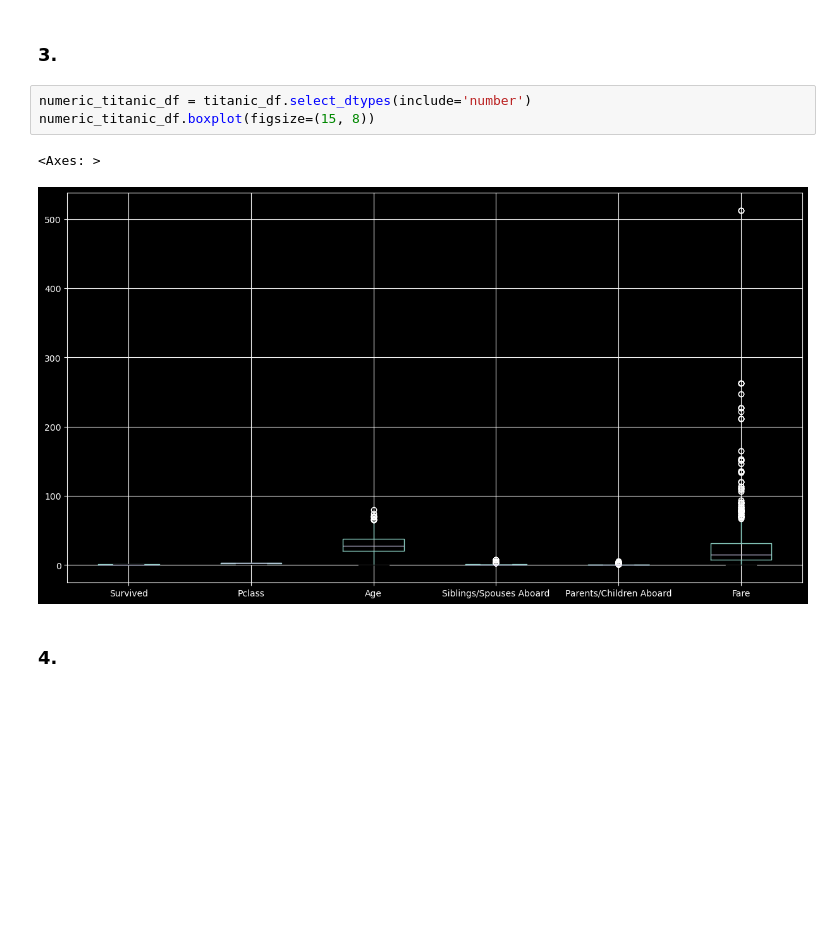
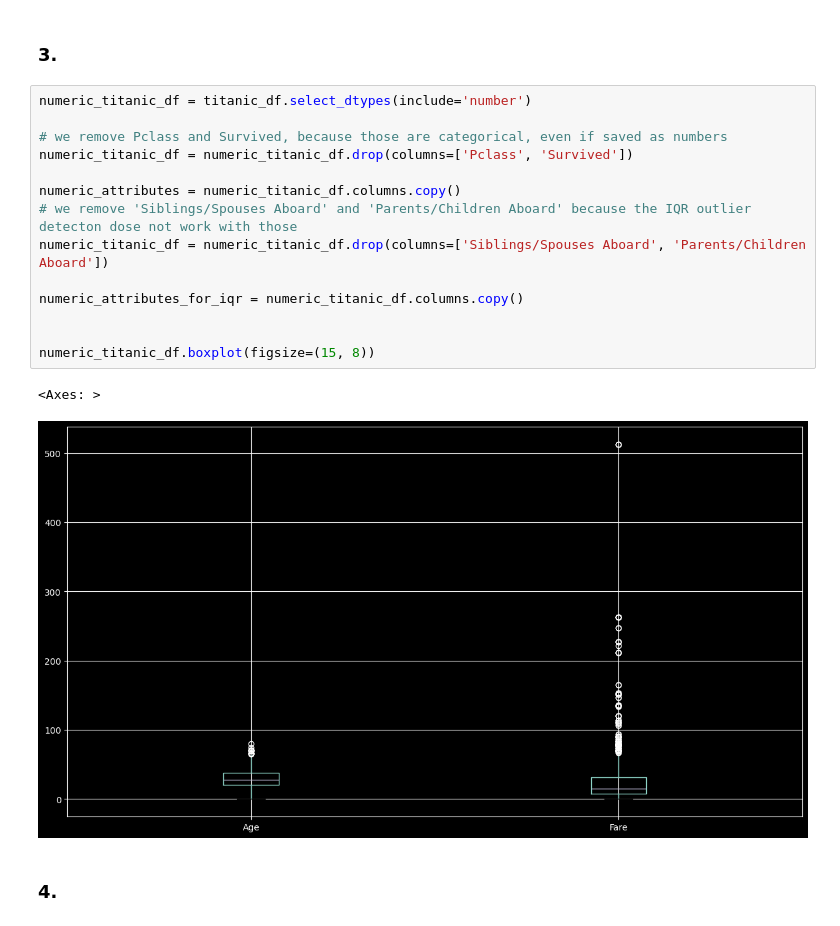
Before and after one commit to massmola/ml-assignments, a Jupyter notebook: Assignment1_group3.ipynb, the cells around one changed output. Cells and saved outputs as stored; diff of their text form; blank space fills up the shorter version.

```diff
--- a/Assignment1_group3.ipynb
+++ b/Assignment1_group3.ipynb
@@ -68,10 +68,21 @@ dtype: object
 ### 3.
 # %%
 numeric_titanic_df = titanic_df.select_dtypes(include='number')
+
+# we remove Pclass and Survived, because those are categorical, even if saved as numbers
+numeric_titanic_df = numeric_titanic_df.drop(columns=['Pclass', 'Survived'])
+
+numeric_attributes = numeric_titanic_df.columns.copy()
+# we remove 'Siblings/Spouses Aboard' and 'Parents/Children Aboard' because the IQR outlier detecton dose not work with those
+numeric_titanic_df = numeric_titanic_df.drop(columns=['Siblings/Spouses Aboard', 'Parents/Children Aboard'])
+
+numeric_attributes_for_iqr = numeric_titanic_df.columns.copy()
+
+
 numeric_titanic_df.boxplot(figsize=(15, 8))
 # %% [output]
 <Axes: >
-[figure, old version]
+[figure, new version]
 # %% [markdown]
 ### 4.
 # %%
```
Also changed, not shown: parts of 11 cells of this notebook, 1 other file.
